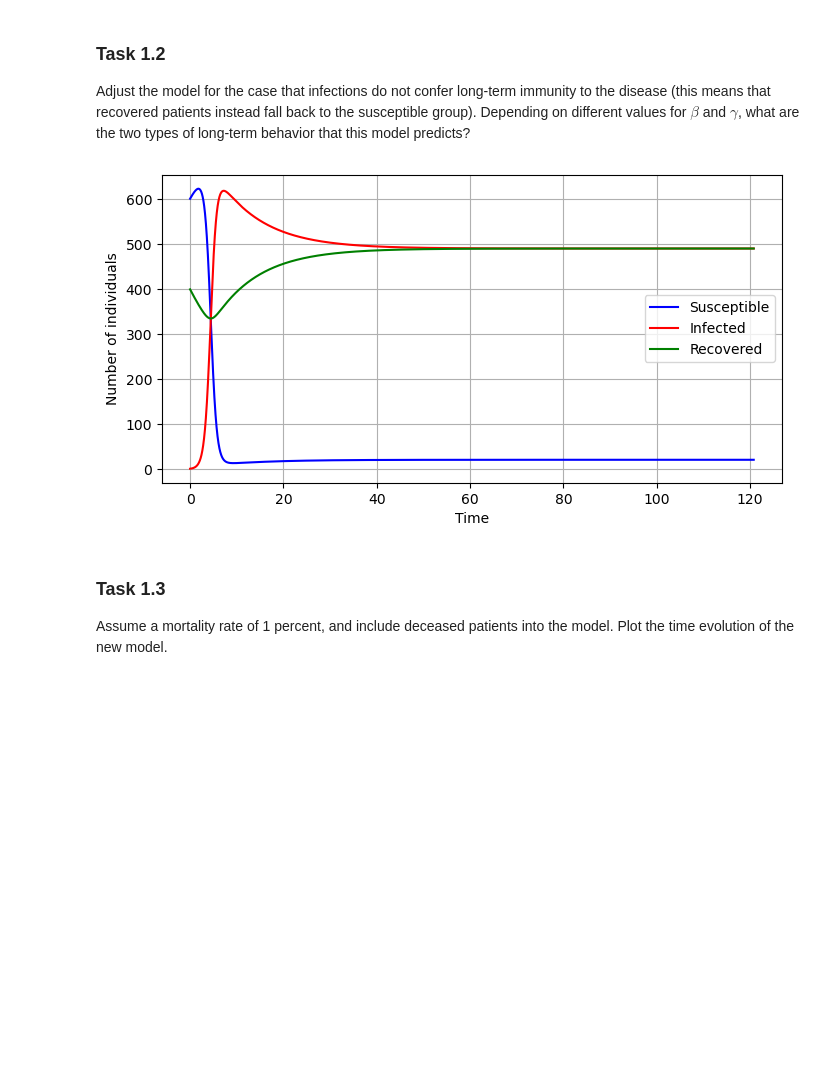
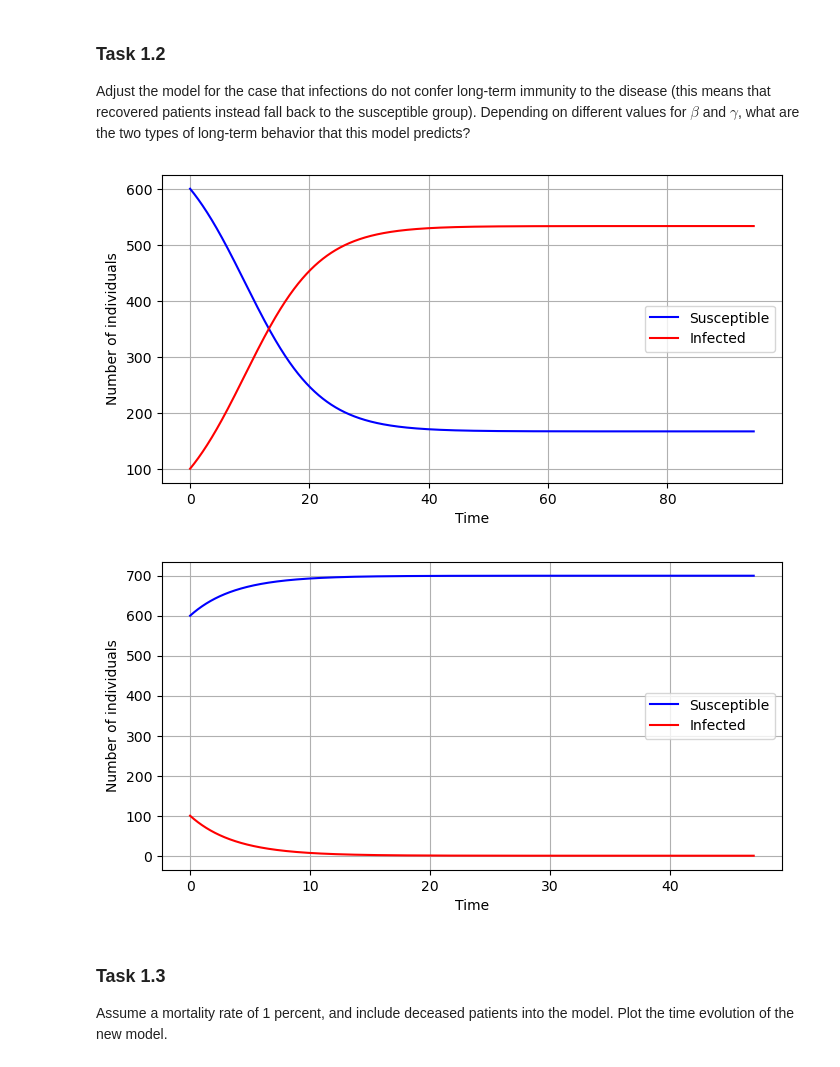
Before and after one commit to HeyuanChi/DSML_24ws, a Jupyter notebook: ex01/ex01.ipynb, the cells around one changed output. Cells and saved outputs as stored; diff of their text form; code cells hidden in the pictures; blank space fills up the shorter version.

```diff
--- a/ex01/ex01.ipynb
+++ b/ex01/ex01.ipynb
@@ -81,29 +81,73 @@ plt.show()
 
 Adjust the model for the case that infections do not confer long-term immunity to the disease (this means that recovered patients instead fall back to the susceptible group). Depending on different values for $ \beta $ and $ \gamma $, what are the two types of long-term behavior that this model predicts?
 # %%
+N = 1000  # total
+I0 = 100  # infected
+S0 = N * 0.6  # susceptible
+
+tolerance = 1e-6
+
 # adjusted SIR model
-def deriv_adj(S, I, R, N, beta, gamma):
- dSdt = -beta * S * I / N + gamma * R
- dIdt = beta * S * I / N - gamma * I
- dRdt = gamma * I - gamma * R
- return dSdt, dIdt, dRdt
+def deriv(S, I, N, beta, gamma):
+    dSdt = -beta * S * I / N + gamma * I
+    dIdt = beta * S * I / N - gamma * I
+    return dSdt, dIdt
 
-# run
-t_values, S_values, I_values, R_values = run_until_fixed_point(S0, I0, R0, N, beta, gamma, deriv_adj, tolerance)
+# time evolution
+def run_until_fixed_point(S0, I0, N, beta, gamma, tolerance):
+    S, I = S0, I0
+    t = 0
+    dt = 0.01
+    S_values, I_values, t_values = [S], [I], [t]
+
+    while True:
+        dS, dI = deriv(S, I, N, beta, gamma)
+        S_new = S + dS * dt
+        I_new = I + dI * dt
+
+        # check if reach a fixed point
+        if abs(S_new - S) < tolerance and abs(I_new - I) < tolerance:
+            break
+
+        S, I = S_new, I_new
+        t += dt
+
+        S_values.append(S)
+        I_values.append(I)
+        t_values.append(t)
+
+    return t_values, S_values, I_values
+
+# beta = 0.3, gamma = 0.05
+t_values, S_values, I_values = run_until_fixed_point(S0, I0, N, 0.3, 0.05, tolerance)
 
 # plot
 plt.figure(figsize=(8, 4))
 plt.plot(t_values, S_values, 'b', label='Susceptible')
 plt.plot(t_values, I_values, 'r', label='Infected')
-plt.plot(t_values, R_values, 'g', label='Recovered')
 plt.xlabel('Time')
 plt.ylabel('Number of individuals')
 
 plt.legend()
 plt.grid()
 plt.show()
+
+# beta = 0.05 gamma = 0.3
+t_values, S_values, I_values = run_until_fixed_point(S0, I0, N, 0.05, 0.3, tolerance)
+
+# plot
+plt.figure(figsize=(8, 4))
+plt.plot(t_values, S_values, 'b', label='Susceptible')
+plt.plot(t_values, I_values, 'r', label='Infected')
+plt.xlabel('Time')
+plt.ylabel('Number of individuals')
+
+plt.legend()
+plt.grid()
+plt.show()
 # %% [output]
-[figure, old version]
+[figure, new version]
+[figure, added]
 # %% [markdown]
 ### Task 1.3
 
```
Also changed, not shown: parts of 2 cells of this notebook.
